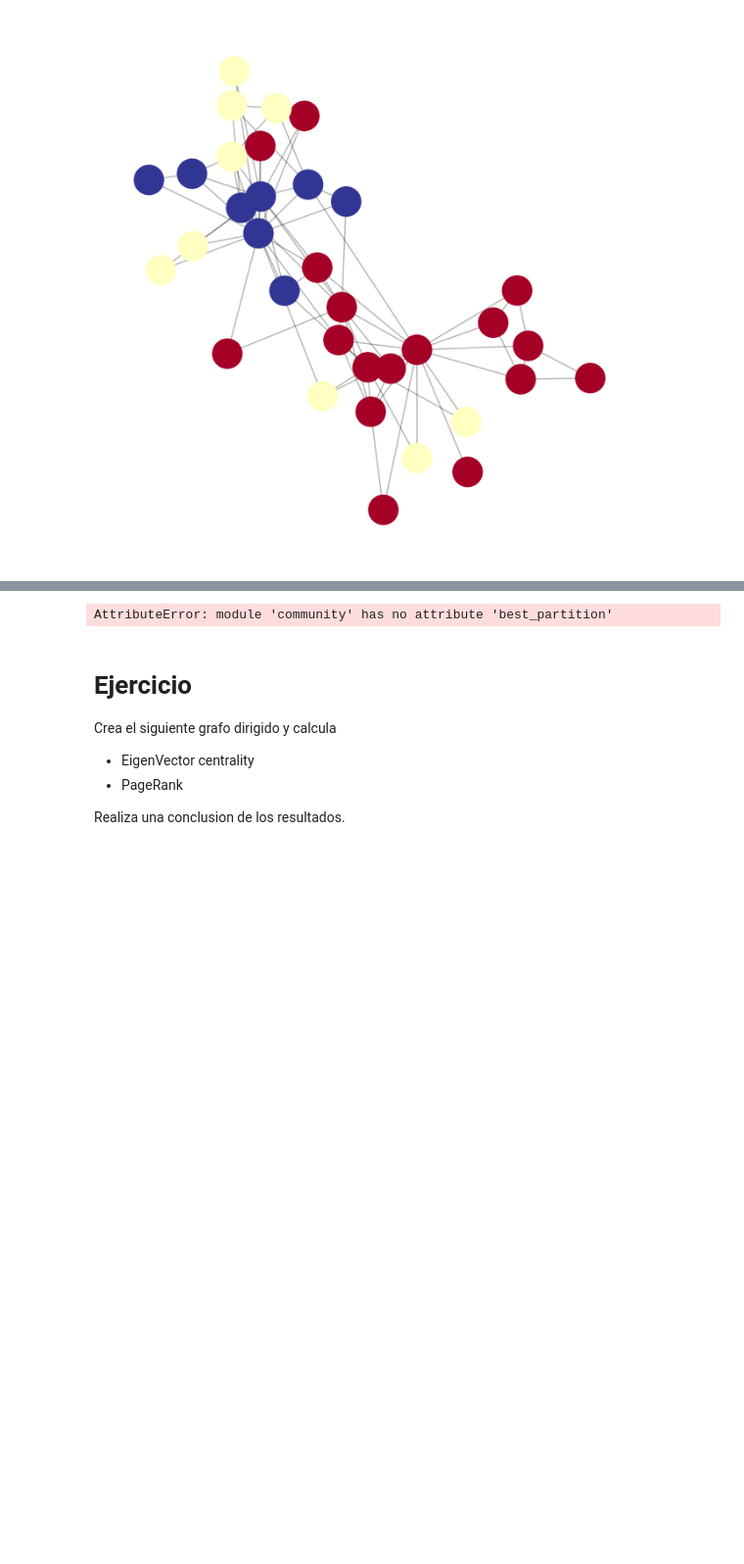
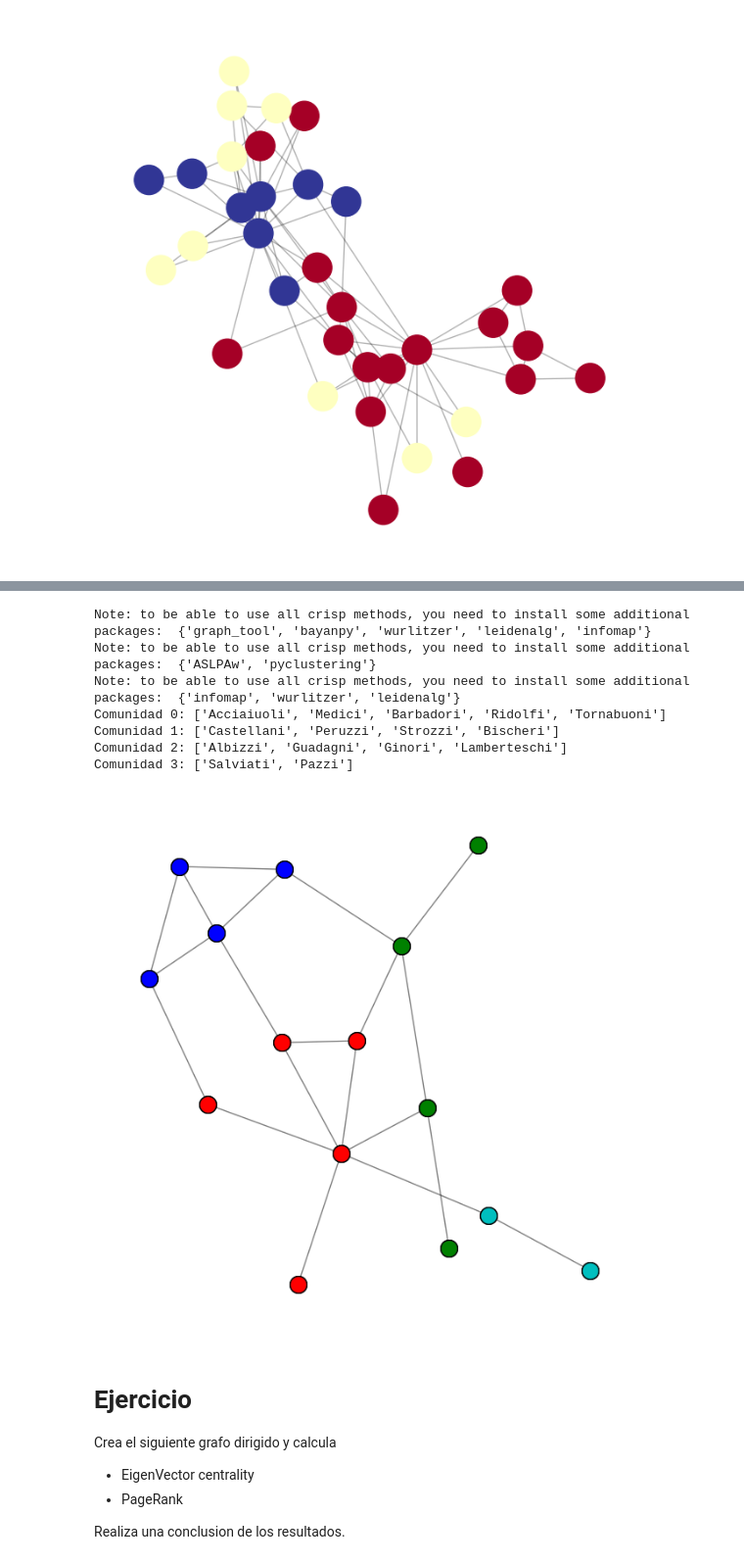
Before and after one commit to sharop/TallerGrafos24, a Jupyter notebook: Clase_2_Grafos.ipynb, the cells around one changed output, grey strips where cells are left out. Shown at 98% size. Drawn from its saved outputs; the diff is of its cells as text; code cells hidden in the pictures; blank space fills up the shorter version.

```diff
--- a/Clase_2_Grafos.ipynb
+++ b/Clase_2_Grafos.ipynb
@@ -699,39 +719,43 @@ plt.show()
 # %%
 import networkx as nx
 import matplotlib.pyplot as plt
-import community as community_louvain
+from cdlib import algorithms
+from cdlib import viz
 
 # Definición del grafo de las familias florentinas
 florentine_families = [
     ("Acciaiuoli", "Medici"), ("Castellani", "Peruzzi"), ("Castellani", "Strozzi"),
     ("Castellani", "Barbadori"), ("Medici", "Barbadori"), ("Medici", "Ridolfi"),
     ("Medici", "Tornabuoni"), ("Medici", "Albizzi"), ("Medici", "Salviati"),
     ("Salviati", "Pazzi"), ("Peruzzi", "Strozzi"), ("Peruzzi", "Bischeri"),
     ("Strozzi", "Ridolfi"), ("Strozzi", "Bischeri"), ("Ridolfi", "Tornabuoni"),
     ("Tornabuoni", "Guadagni"), ("Albizzi", "Ginori"), ("Albizzi", "Guadagni"),
     ("Bischeri", "Guadagni"), ("Guadagni", "Lamberteschi")
 ]
 
 # Creación del grafo
 G = nx.Graph()
 G.add_edges_from(florentine_families)
 
 # Detección de comunidades utilizando el algoritmo de Louvain
-partition = community_louvain.best_partition(G)
+communities = algorithms.louvain(G)
+
 # Visualización del grafo con las comunidades detectadas
 pos = nx.spring_layout(G)
-cmap = plt.get_cmap('viridis')
-plt.figure(figsize=(10, 8))
-nx.draw(G, pos, node_color=[partition[node] for node in G.nodes()], node_size=3000, cmap=cmap, with_labels=True)
-plt.title("Detección de Comunidades en el Grafo de las Familias Florentinas")
-plt.show()
+viz.plot_network_clusters(G, communities, pos)
 
 # Mostrar las comunidades
-for community_id in set(partition.values()):
-    members = [nodes for nodes in partition.keys() if partition[nodes] == community_id]
-    print(f"Comunidad {community_id}: {members}")
+for community_id, community in enumerate(communities.communities):
+    print(f"Comunidad {community_id}: {community}")
 # %% [output]
-AttributeError: module 'community' has no attribute 'best_partition'
+Note: to be able to use all crisp methods, you need to install some additional packages:  {'graph_tool', 'bayanpy', 'wurlitzer', 'leidenalg', 'infomap'}
+Note: to be able to use all crisp methods, you need to install some additional packages:  {'ASLPAw', 'pyclustering'}
+Note: to be able to use all crisp methods, you need to install some additional packages:  {'infomap', 'wurlitzer', 'leidenalg'}
+Comunidad 0: ['Acciaiuoli', 'Medici', 'Barbadori', 'Ridolfi', 'Tornabuoni']
+Comunidad 1: ['Castellani', 'Peruzzi', 'Strozzi', 'Bischeri']
+Comunidad 2: ['Albizzi', 'Guadagni', 'Ginori', 'Lamberteschi']
+Comunidad 3: ['Salviati', 'Pazzi']
+[figure, added]
 # %% [markdown]
 # Ejercicio
 Crea el siguiente grafo dirigido y calcula
```
Also changed, not shown: parts of 1 cell of this notebook.
